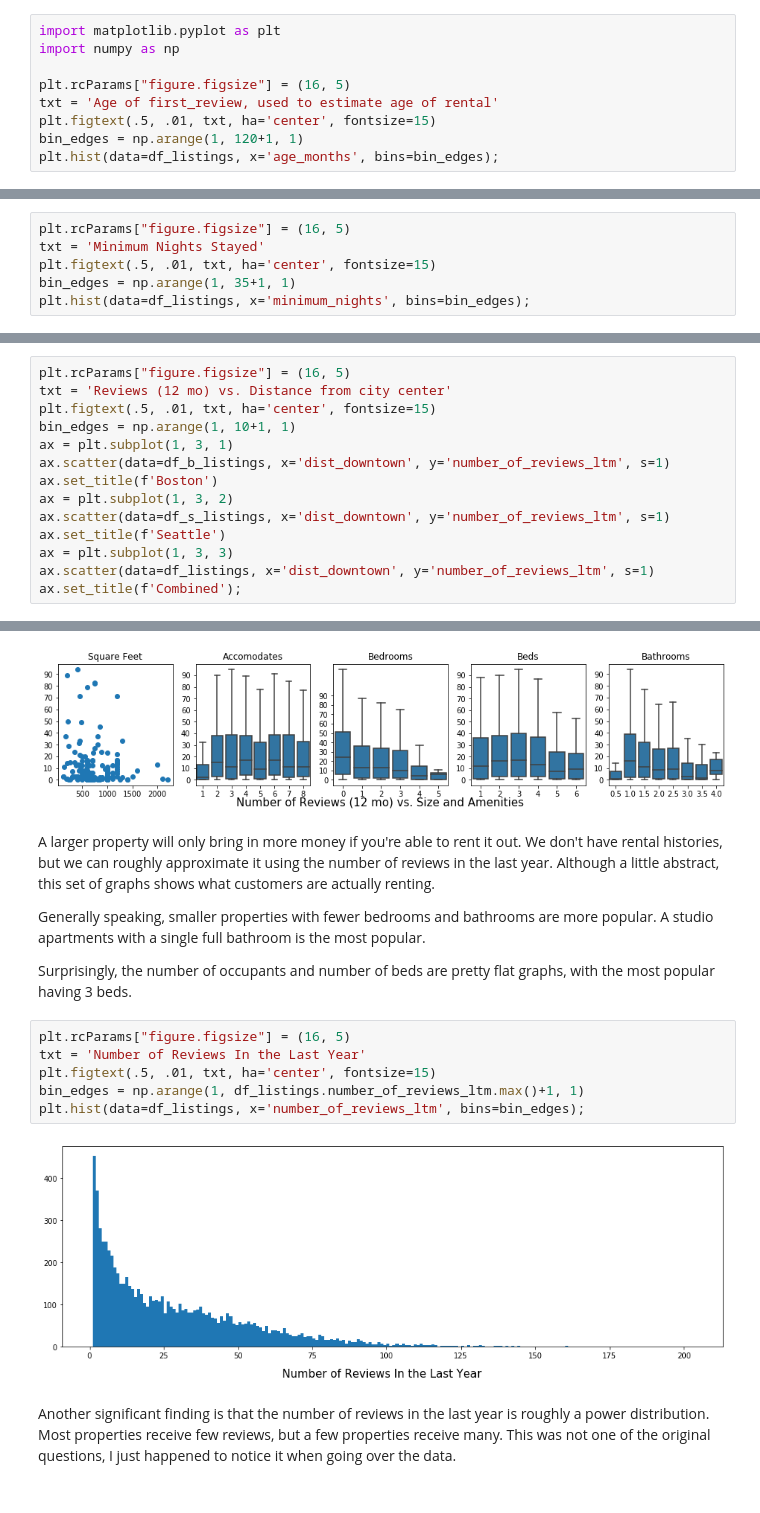
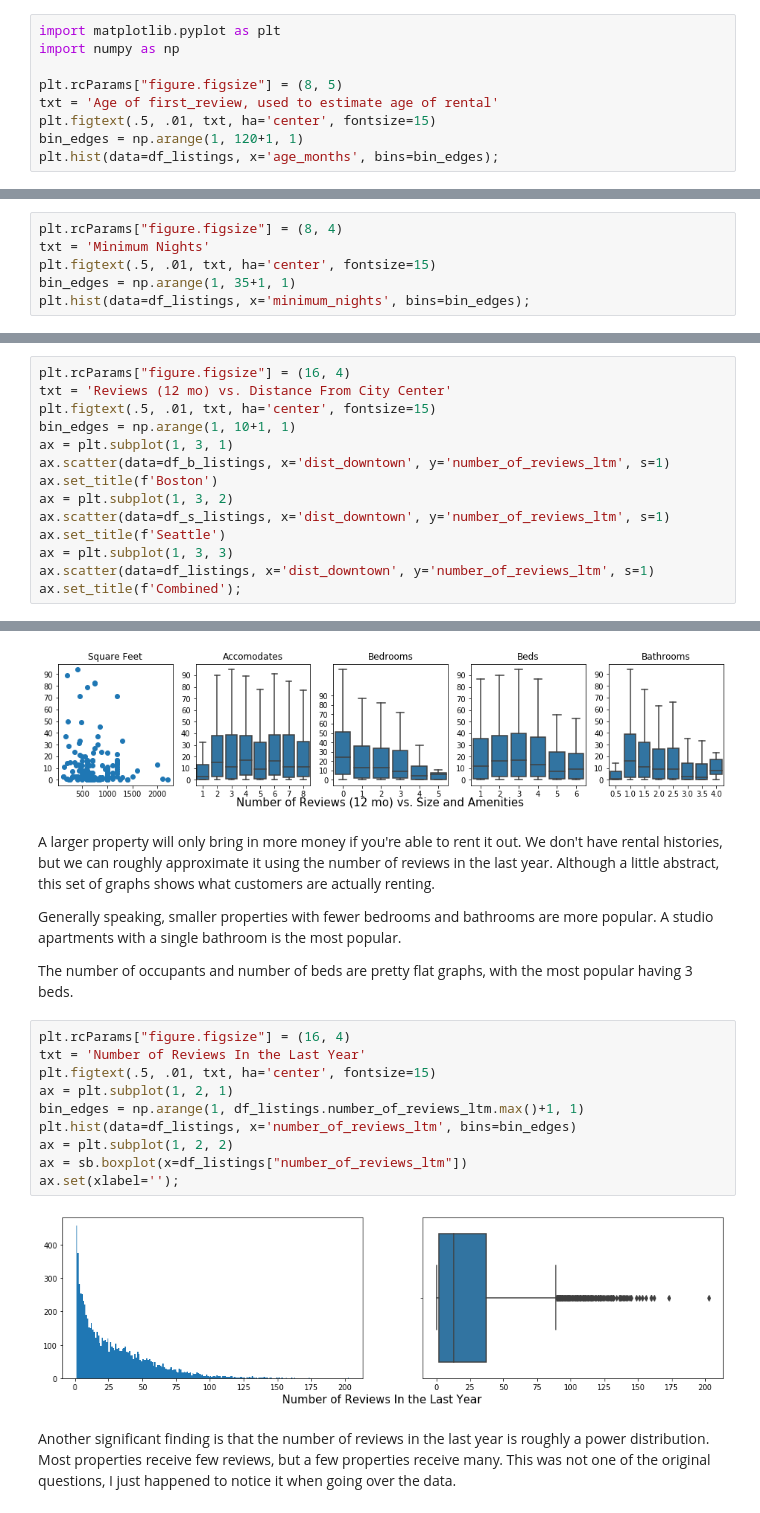
Before and after one commit to PaulNWms/Airbnb, a Jupyter notebook: Airbnb.ipynb, the cells around one changed output, grey strips where cells are left out. Cells and saved outputs as stored; diff of their text form.

```diff
--- a/Airbnb.ipynb
+++ b/Airbnb.ipynb
@@ -363,7 +363,7 @@ df_listings.describe()
 import matplotlib.pyplot as plt
 import numpy as np
 
-plt.rcParams["figure.figsize"] = (16, 5)
+plt.rcParams["figure.figsize"] = (8, 5)
 txt = 'Age of first_review, used to estimate age of rental'
 plt.figtext(.5, .01, txt, ha='center', fontsize=15)
 bin_edges = np.arange(1, 120+1, 1)
@@ -389,8 +389,8 @@ Clean: (9665, 27)
 # %% [markdown]
 Even in its simplified form, this question can't be answered directly.  But we know the values are bounded by minimum and maximum nights, so this value is bounded.  Of course, in most cases there is no upper bound, so really we can only look at the minimum.
 # %%
-plt.rcParams["figure.figsize"] = (16, 5)
-txt = 'Minimum Nights Stayed'
+plt.rcParams["figure.figsize"] = (8, 4)
+txt = 'Minimum Nights'
 plt.figtext(.5, .01, txt, ha='center', fontsize=15)
 bin_edges = np.arange(1, 35+1, 1)
 plt.hist(data=df_listings, x='minimum_nights', bins=bin_edges);
@@ -445,8 +445,8 @@ There are many landmarks we could choose, but proximity to 'downtown' (as define
 
 Most established Airbnb rentals are within 5 miles of the city center.  Boston is more compact, so it's not surprising that the rental units are clustered more tightly.
 # %%
-plt.rcParams["figure.figsize"] = (16, 5)
-txt = 'Reviews (12 mo) vs. Distance from city center'
+plt.rcParams["figure.figsize"] = (16, 4)
+txt = 'Reviews (12 mo) vs. Distance From City Center'
 plt.figtext(.5, .01, txt, ha='center', fontsize=15)
 bin_edges = np.arange(1, 10+1, 1)
 ax = plt.subplot(1, 3, 1)
@@ -658,17 +658,21 @@ ax.set_title(f'Bathrooms');
 # %% [markdown]
 A larger property will only bring in more money if you're able to rent it out.  We don't have rental histories, but we can roughly approximate it using the number of reviews in the last year.  Although a little abstract, this set of graphs shows what customers are actually renting.
 
-Generally speaking, smaller properties with fewer bedrooms and bathrooms are more popular.  A studio apartments with a single full bathroom is the most popular.
+Generally speaking, smaller properties with fewer bedrooms and bathrooms are more popular.  A studio apartments with a single bathroom is the most popular.
 
-Surprisingly, the number of occupants and number of beds are pretty flat graphs, with the most popular having 3 beds.
+The number of occupants and number of beds are pretty flat graphs, with the most popular having 3 beds.
 # %%
-plt.rcParams["figure.figsize"] = (16, 5)
+plt.rcParams["figure.figsize"] = (16, 4)
 txt = 'Number of Reviews In the Last Year'
 plt.figtext(.5, .01, txt, ha='center', fontsize=15)
+ax = plt.subplot(1, 2, 1)
 bin_edges = np.arange(1, df_listings.number_of_reviews_ltm.max()+1, 1)
-plt.hist(data=df_listings, x='number_of_reviews_ltm', bins=bin_edges);
+plt.hist(data=df_listings, x='number_of_reviews_ltm', bins=bin_edges)
+ax = plt.subplot(1, 2, 2)
+ax = sb.boxplot(x=df_listings["number_of_reviews_ltm"])
+ax.set(xlabel='');
 # %% [output]
-[figure, old version]
+[figure, new version]
 # %% [markdown]
 Another significant finding is that the number of reviews in the last year is roughly a power distribution.  Most properties receive few reviews, but a few properties receive many.  This was not one of the original questions, I just happened to notice it when going over the data.
 # %% [markdown]
```
Also changed, not shown: parts of 9 cells of this notebook, 10 other files.
